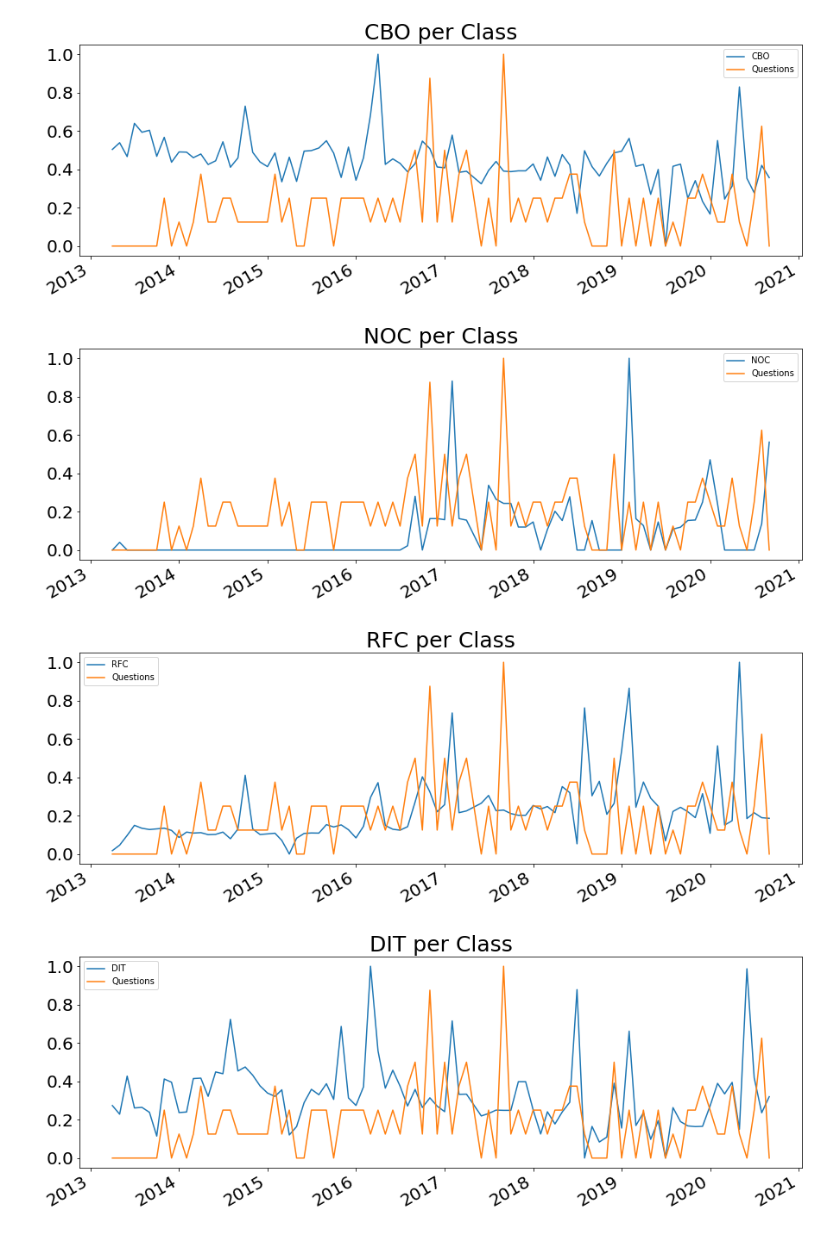
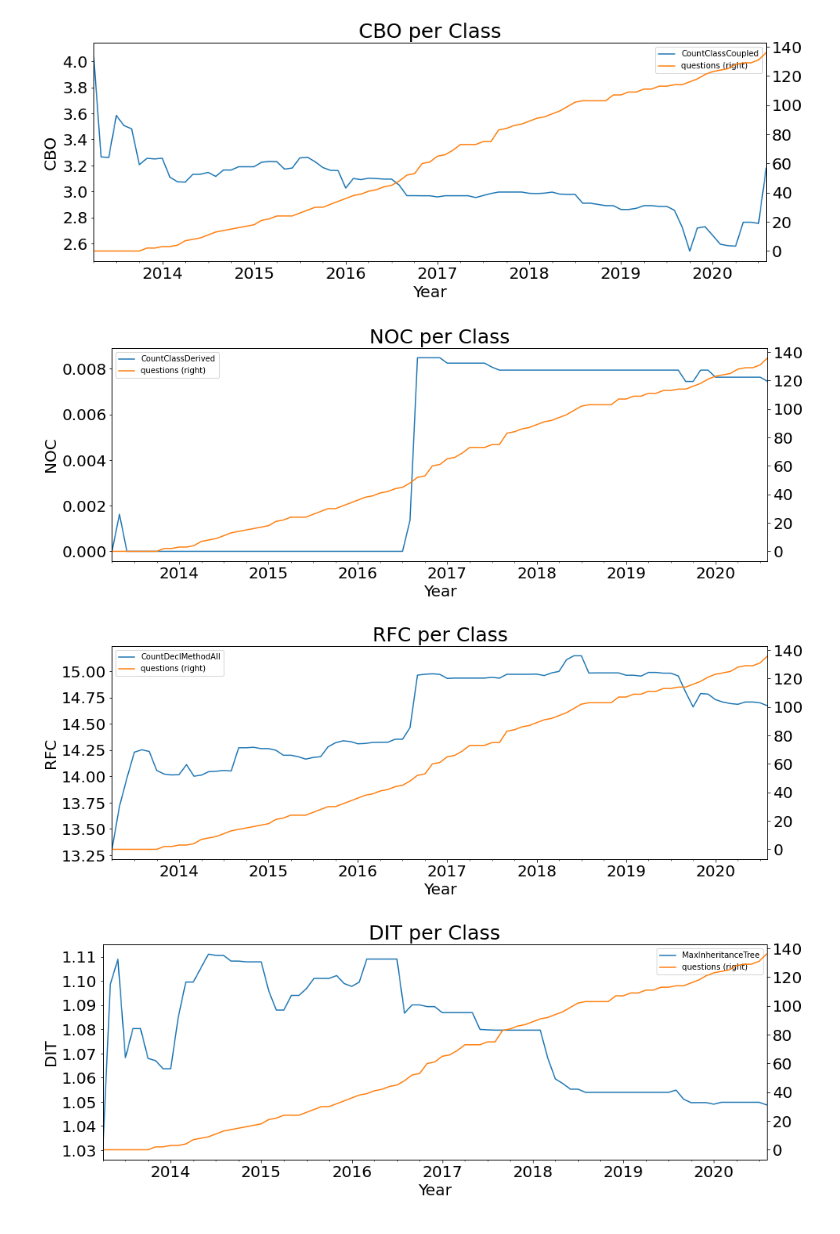
Before and after one commit to researchgroupsoma/SBES2022-CodeSamples, a Jupyter notebook: 5-PlottingGraphics/2-SeparetedFramework/1-PlottingMetrics.ipynb, the cells around one changed output. Cells and saved outputs as stored; diff of their text form; code cells hidden in the pictures.

Commit message:
Finalizando plotting

```diff
--- a/5-PlottingGraphics/2-SeparetedFramework/1-PlottingMetrics.ipynb
+++ b/5-PlottingGraphics/2-SeparetedFramework/1-PlottingMetrics.ipynb
@@ -35,5 +11,5 @@ AllMetricsAndQuestionsNormalized
 # %%
-time = pd.DataFrame(AllMetricsAndQuestionsNormalized.index.values.tolist(), columns=['year','month'])
+time = pd.DataFrame(allMetricsAndQuestions.index.values.tolist(), columns=['year','month'])
 time["day"] = 1
 time
 # %% [output]
@@ -115,3 +90,17 @@ plot(allMetricsAndQuestions["CountDeclClass"], "Classes", "", "", "")
+# %%
+allMetricsAndQuestions["Java"] = allMetricsAndQuestions["numberJavaFiles"]
+allMetricsAndQuestions["Readability"] = allMetricsAndQuestions["readability"]
+allMetricsAndQuestions["PL"] = allMetricsAndQuestions["CountLine"]
+allMetricsAndQuestions["LOC"] = allMetricsAndQuestions["CountLineCode"]
+allMetricsAndQuestions["CLOC"] = allMetricsAndQuestions["CountLineComment"]
+allMetricsAndQuestions["CBO"] = allMetricsAndQuestions["CountClassCoupled"]
+allMetricsAndQuestions["NOC"] = allMetricsAndQuestions["CountClassDerived"]
+allMetricsAndQuestions["RFC"] = allMetricsAndQuestions["CountDeclMethodAll"]
+allMetricsAndQuestions["DIT"] = allMetricsAndQuestions["MaxInheritanceTree"]
+allMetricsAndQuestions["LCOM"] = allMetricsAndQuestions["PercentLackOfCohesion"]
+allMetricsAndQuestions["WMC"] = allMetricsAndQuestions["SumCyclomatic"]
+allMetricsAndQuestions["Classes"] = allMetricsAndQuestions["CountDeclClass"]
+allMetricsAndQuestions["Questions"] = allMetricsAndQuestions["questions"]
 # %%
 def plot(metrics, questions, metric, title, ylabel, xlabel):
     subplot = metrics.plot(figsize=(15,5), fontsize=20, legend=True, label=metric)
@@ -120,4 +109,11 @@ def plot(metrics, questions, metric, title, ylabel, xlabel):
     subplot.set_ylabel(ylabel, fontsize=20)
     subplot.set_xlabel(xlabel, fontsize=20)
     #     subplot.figure.savefig(metric+".pdf",bbox_inches = 'tight')
+# %%
+def plot(dataframe, metric, title, ylabel):
+    plot = dataframe.plot(kind="line", y=[metric, "questions"], subplots=False, figsize=(15,5), fontsize=20, legend=True, secondary_y="questions")
+    plot.set_title(title, fontsize=25)
+    plot.set_ylabel(ylabel, fontsize=20)
+    plot.set_xlabel("Year", fontsize=20)
+    plot.figure.savefig(metric+".jpg",bbox_inches = 'tight')
 # %%
@@ -143,17 +139,17 @@ plot(AllMetricsAndQuestionsNormalized["CountLineComment"], AllMetricsAndQuestion
 # %%
-plot(AllMetricsAndQuestionsNormalized["CountClassCoupled"], AllMetricsAndQuestionsNormalized["questions"], "CBO", "CBO per Class", "", "")
+plot(allMetricsAndQuestions, "CountClassCoupled", "CBO per Class", "CBO")
 # %% [output]
-[figure, old version]
+[figure, new version]
 # %%
-plot(AllMetricsAndQuestionsNormalized["CountClassDerived"], AllMetricsAndQuestionsNormalized["questions"], "NOC", "NOC per Class", "", "")
+plot(allMetricsAndQuestions, "CountClassDerived", "NOC per Class", "NOC")
 # %% [output]
-[figure, old version]
+[figure, new version]
 # %%
-plot(AllMetricsAndQuestionsNormalized["CountDeclMethodAll"], AllMetricsAndQuestionsNormalized["questions"], "RFC", "RFC per Class", "", "")
+plot(allMetricsAndQuestions, "CountDeclMethodAll", "RFC per Class", "RFC")
 # %% [output]
-[figure, old version]
+[figure, new version]
 # %%
-plot(AllMetricsAndQuestionsNormalized["MaxInheritanceTree"], AllMetricsAndQuestionsNormalized["questions"], "DIT", "DIT per Class", "", "")
+plot(allMetricsAndQuestions, "MaxInheritanceTree", "DIT per Class", "DIT")
 # %% [output]
-[figure, old version]
+[figure, new version]
 # %%
```
Also changed, not shown: parts of 29 cells of this notebook, 35 other files.
